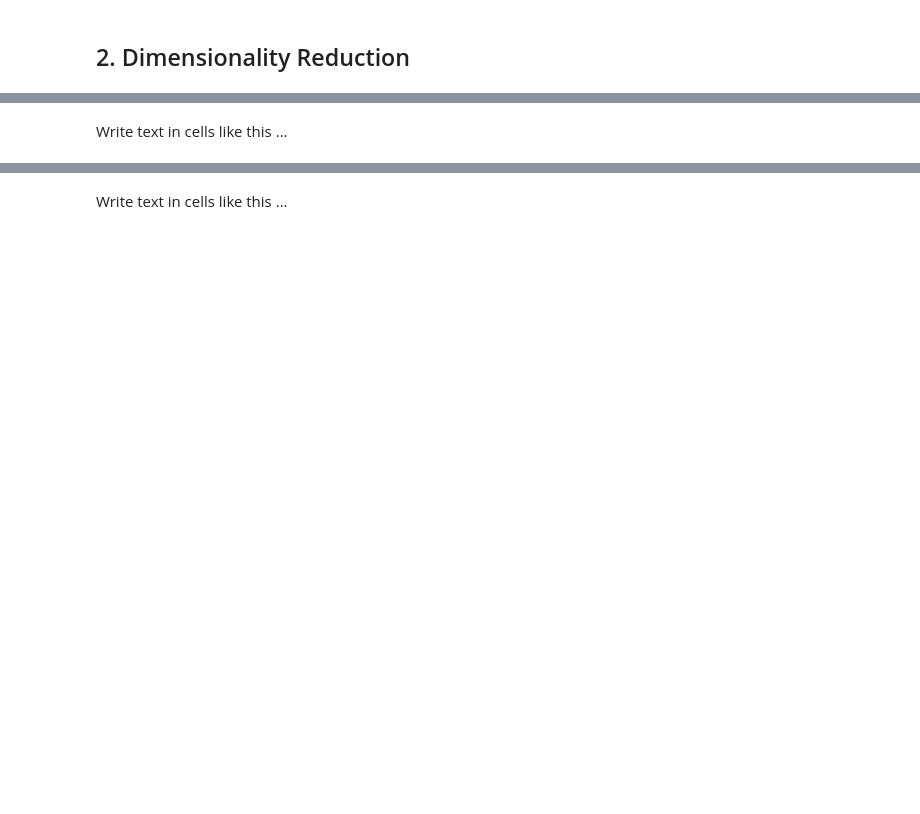
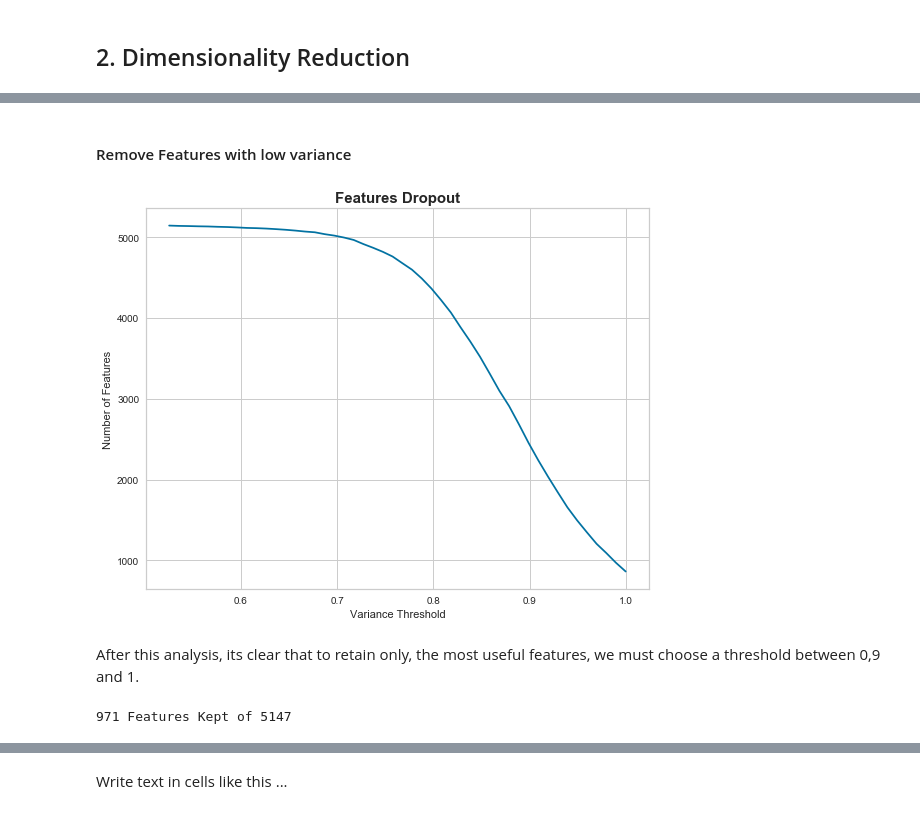
Before and after one commit to PedroCotovio/PD_2_Clustering, a Jupyter notebook: PD_201920_Project2.ipynb, the cells around one changed output, grey strips where cells are left out. Cells and saved outputs as stored; diff of their text form; code cells hidden in the pictures; blank space fills up the shorter version.

```diff
--- a/PD_201920_Project2.ipynb
+++ b/PD_201920_Project2.ipynb
@@ -105,2 +115,12 @@ At the end of this step you should have two new matrices with the same number of
-# %% [markdown]
-Write text in cells like this ...
+# %% [markdown]
+#### Remove Features with low variance
+# %%
+_, _ = detect_threshold(X, 100)
+# %% [output]
+[figure, added]
+# %% [markdown]
+After this analysis, its clear that to retain only, the most useful features, we must choose a threshold between 0,9 and 1.
+# %%
+X_variance = variance_threshold(X, 0.99)
+# %% [output]
+971 Features Kept of 5147
```
Also changed, not shown: parts of 83 cells of this notebook, 9 other files.
